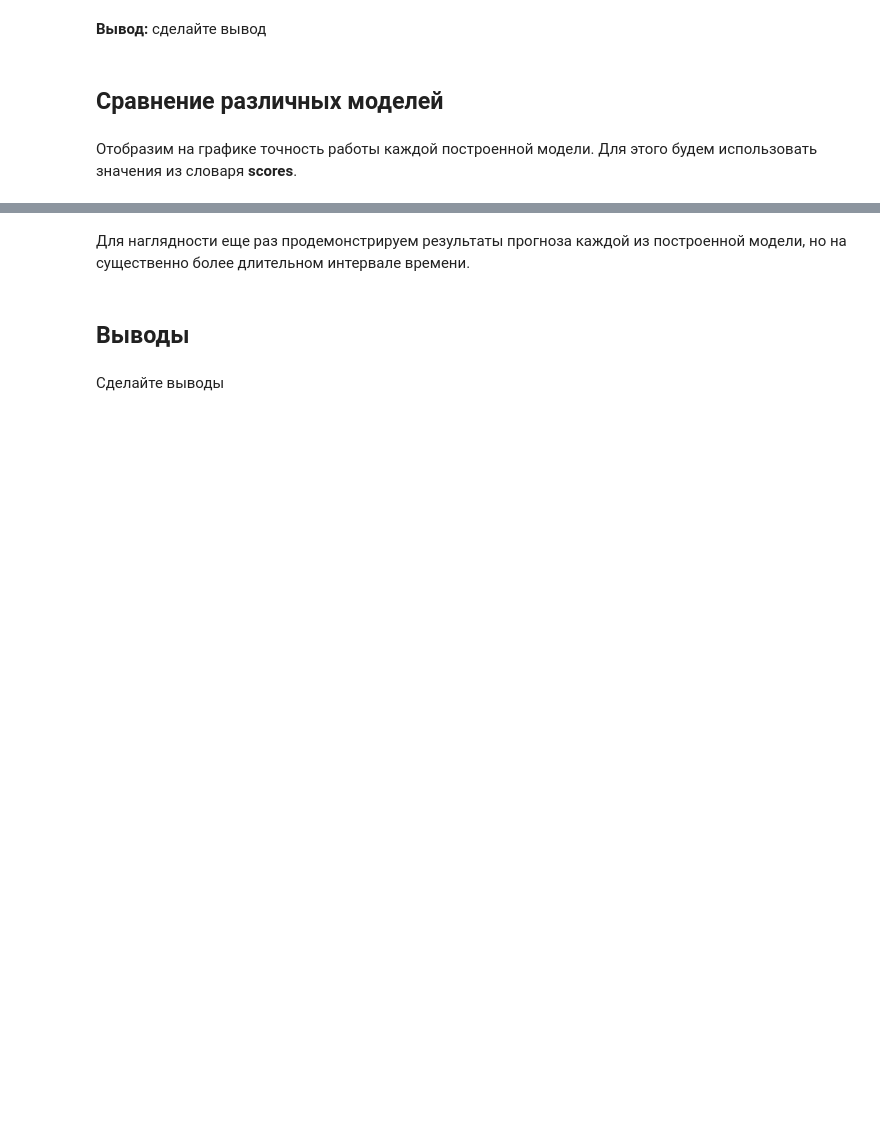
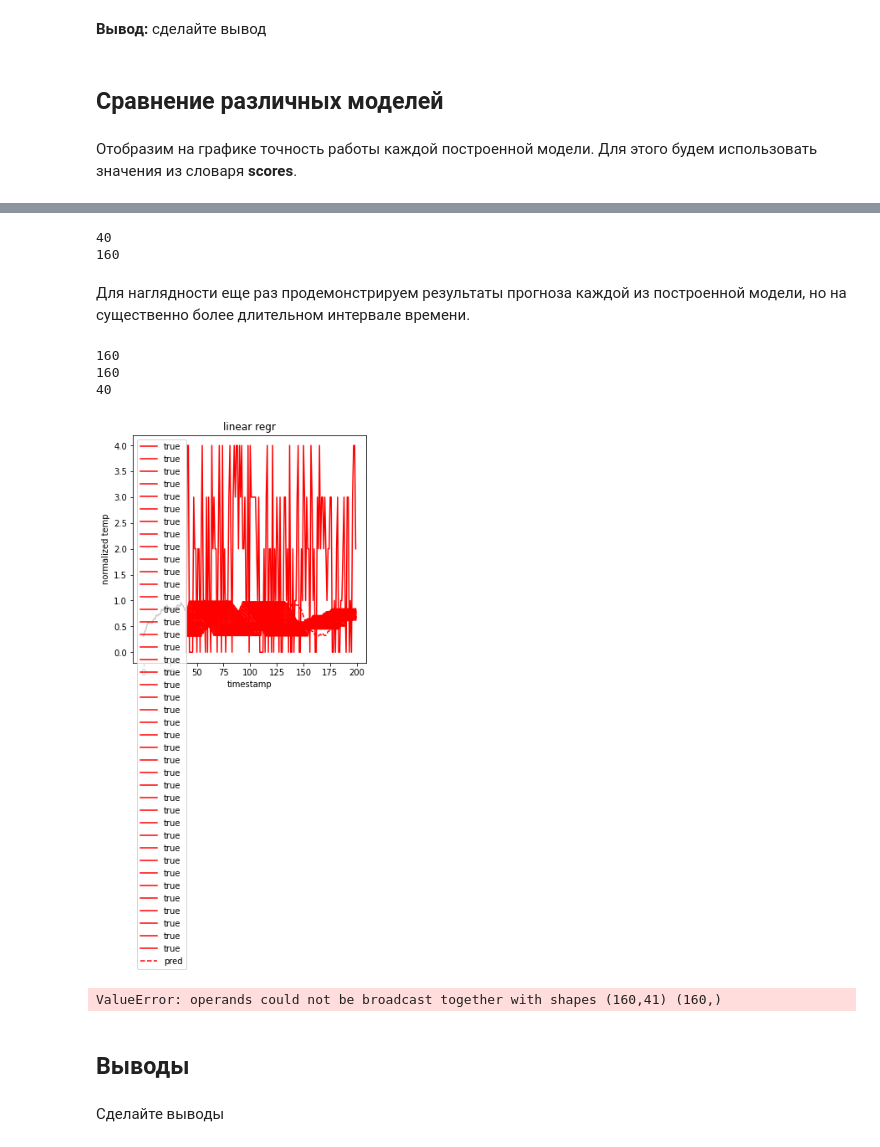
Before and after one commit to DOOMKEKER/bd-analyse, a Jupyter notebook: lab5/Lab5_task.ipynb, the cells around one changed output, grey strips where cells are left out. Cells and saved outputs as stored; diff of their text form; code cells hidden in the pictures; blank space fills up the shorter version.

```diff
--- a/lab5/Lab5_task.ipynb
+++ b/lab5/Lab5_task.ipynb
@@ -679,15 +756,29 @@ for i, rect in enumerate(rects):
+# %%
+print(seq_length)
+print(len(X[seq_length:pred_length]))
+# %% [output]
+40
+160
 # %% [markdown]
 Для наглядности еще раз продемонстрируем результаты прогноза каждой из построенной модели, но на существенно более длительном интервале времени.
 # %%
 models = [lin_reg, svr, dtr]
 model_names = ['linear regr', 'svr', 'decision tree']
 
 # Глубина прогноза
 pred_length = 5*seq_length
-
+y_true = X[seq_length:pred_length]
 for model, model_name in zip(models,model_names):
     # Напишите свой код здесь
+    y_pred = seq_forecast(model, X[0].copy(), df.loc[2+seq_length:1+pred_length, 'mode'])
+    plot_forecast(X[0][:seq_length], X[seq_length:pred_length], y_pred, model_name)
     print(model_name+' MAPE: ', regr_mape(y_true, y_pred))
+# %% [output]
+160
+160
+40
+[figure, added]
+ValueError: operands could not be broadcast together with shapes (160,41) (160,)
 # %% [markdown]
 ## Выводы
 # %% [markdown]
```
Also changed, not shown: parts of 17 cells of this notebook, 4 other files.
